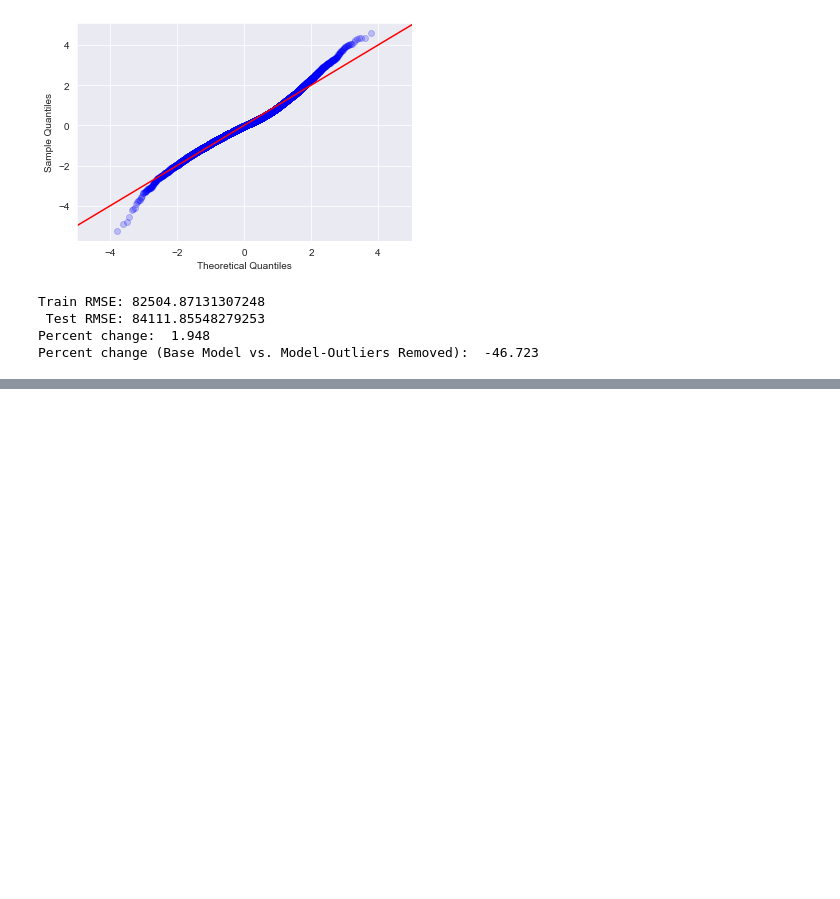
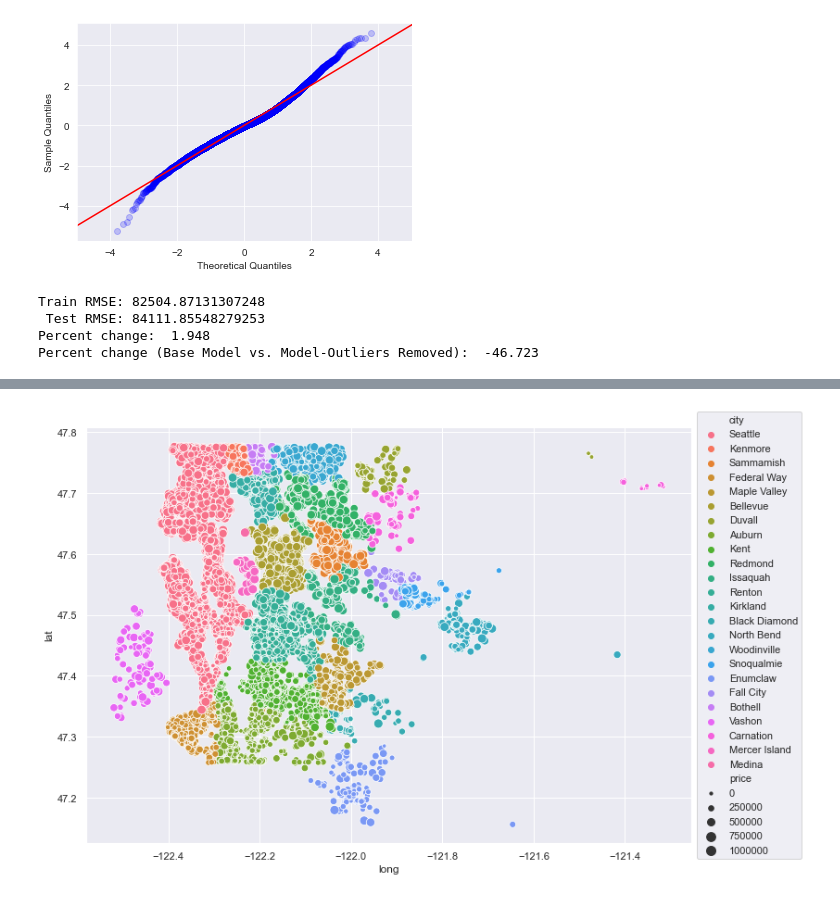
Before and after one commit to Stenke/King-County-Housing-Regression-Analysis, a Jupyter notebook: House(party)_Modeling.ipynb, the cells around one changed output, grey strips where cells are left out. Drawn from its saved outputs; the diff is of its cells as text; code cells hidden in the pictures; blank space fills up the shorter version.

```diff
--- a/House(party)_Modeling.ipynb
+++ b/House(party)_Modeling.ipynb
@@ -1160,0 +961,10 @@ g.legend(loc='center left', bbox_to_anchor=(1.0, 0.5), ncol=1, fancybox=True);
+# %%
+house_data_2std = house_data[house_data['price'] <= 790000]
+# %%
+sns.set(rc={'figure.figsize':(11.7,8.27)})
+
+g = sns.scatterplot(house_data_2std.long, house_data_2std.lat, hue=house_data_2std.city, size=house_data_2std.price,
+    sizes=(10, 100))
+g.legend(loc='center left', bbox_to_anchor=(1.0, 0.5), ncol=1, fancybox=True);
+# %% [output]
+[figure, added]
```
Also changed, not shown: parts of 74 cells of this notebook, 5 other files.
